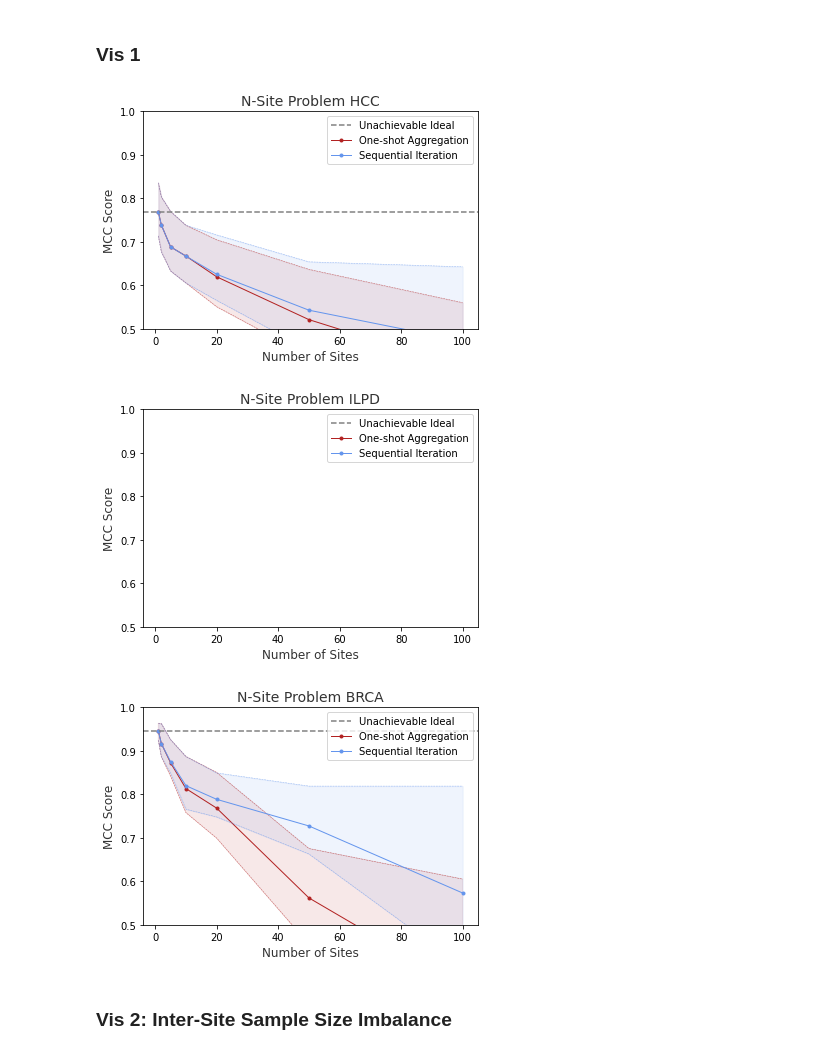
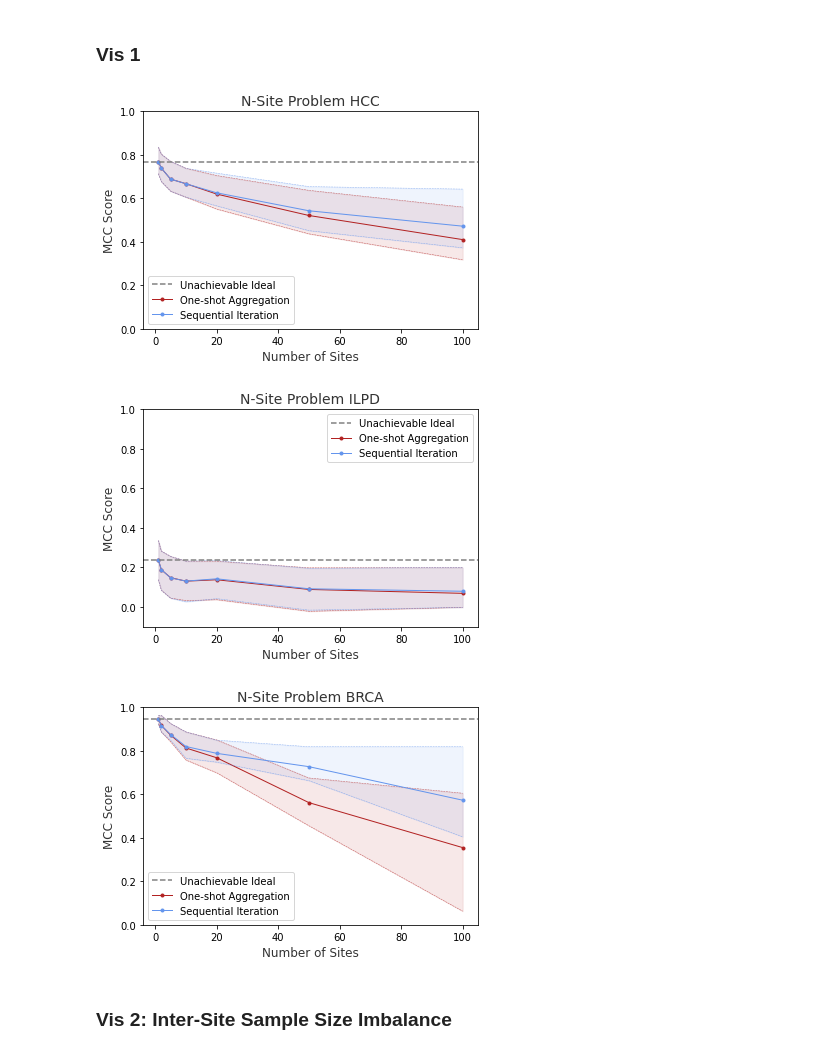
Before and after one commit to GregChen3072/MasterArbeit, a Jupyter notebook: src/visualization_mcc.ipynb, the cells around one changed output. Cells and saved outputs as stored; diff of their text form; code cells hidden in the pictures.

```diff
--- a/src/visualization_mcc.ipynb
+++ b/src/visualization_mcc.ipynb
@@ -52,35 +52,35 @@ plt.plot('n_', 'MCC Score_25', data = plot_1_2, linewidth=0.5, alpha=0.7, color=
 plt.plot('n_', 'MCC Score_75', data = plot_1_2, linewidth=0.5, alpha=0.7, color="firebrick", linestyle='--')
 
 # Fill between the upper and lower bands
 plt.fill_between(x = 'n_',
                  y1 = 'MCC Score_25', y2 = 'MCC Score_75',
                  data = plot_1_2, alpha=0.1, color="firebrick")
 
 line_3, = plt.plot('n_', 'MCC Score_mean', data = plot_1_3, linewidth=1, alpha=1, color="cornflowerblue", marker='.')
 plt.plot('n_', 'MCC Score_25', data = plot_1_3, linewidth=0.5, alpha=0.7, color="cornflowerblue", linestyle='--')
 plt.plot('n_', 'MCC Score_75', data = plot_1_3, linewidth=0.5, alpha=0.7, color="cornflowerblue", linestyle='--')
 
 # Fill between the upper and lower bands
 plt.fill_between(x = 'n_',
                  y1 = 'MCC Score_25', y2 = 'MCC Score_75',
                  data = plot_1_3, alpha=0.1, color="cornflowerblue")
 
 line_1 = plt.axhline(y=plot_1_1.at[0, 'MCC Score_mean'], color='grey', linestyle='--')
 
 
 plt.title("N-Site Problem HCC", alpha=0.8, fontsize=14)
 plt.xlabel("Number of Sites", alpha=0.8, fontsize=12)
 plt.ylabel("MCC Score", alpha=0.8, fontsize=12)
-plt.ylim([0.5, 1])
+plt.ylim([0, 1])
 
 plt.legend((line_1, line_2, line_3), ('Unachievable Ideal', 'One-shot Aggregation', 'Sequential Iteration'))
 
 # Save the figure to file
 fig.savefig(path_vis_local + "vis_n_sites_HCC.png")
 fig.savefig(path_vis_iCloud + "vis_n_sites_HCC.png")
 plt.show()
 # %% [output]
-[figure, old version]
+[figure, new version]
 # %%
 # Visualize for ILPD
 for exp in range(1, 4):
@@ -137,7 +137,7 @@ line_1 = plt.axhline(y=plot_1_1.at[0, 'MCC Score_mean'], color='grey', linestyle
 plt.title("N-Site Problem ILPD", alpha=0.8, fontsize=14)
 plt.xlabel("Number of Sites", alpha=0.8, fontsize=12)
 plt.ylabel("MCC Score", alpha=0.8, fontsize=12)
-plt.ylim([0.5, 1])
+plt.ylim([-0.1, 1])
 
 plt.legend((line_1, line_2, line_3), ('Unachievable Ideal', 'One-shot Aggregation', 'Sequential Iteration'))
 
@@ -146,7 +146,7 @@ fig.savefig(path_vis_local + "vis_n_sites_ILPD.png")
 fig.savefig(path_vis_iCloud + "vis_n_sites_ILPD.png")
 plt.show()
 # %% [output]
-[figure, old version]
+[figure, new version]
 # %%
 # Visualize for BRCA
 for exp in range(1, 4):
@@ -203,7 +203,7 @@ line_1 = plt.axhline(y=plot_1_1.at[0, 'MCC Score_mean'], color='grey', linestyle
 plt.title("N-Site Problem BRCA", alpha=0.8, fontsize=14)
 plt.xlabel("Number of Sites", alpha=0.8, fontsize=12)
 plt.ylabel("MCC Score", alpha=0.8, fontsize=12)
-plt.ylim([0.5, 1])
+plt.ylim([0, 1])
 
 plt.legend((line_1, line_2, line_3), ('Unachievable Ideal', 'One-shot Aggregation', 'Sequential Iteration'))
 
@@ -212,7 +212,7 @@ fig.savefig(path_vis_local + "vis_n_sites_BRCA.png")
 fig.savefig(path_vis_iCloud + "vis_n_sites_BRCA.png")
 plt.show()
 # %% [output]
-[figure, old version]
+[figure, new version]
 # %% [markdown]
 ### Vis 2: Inter-Site Sample Size Imbalance
 # %%
```
Also changed, not shown: parts of 3 cells of this notebook, 3 other files.
